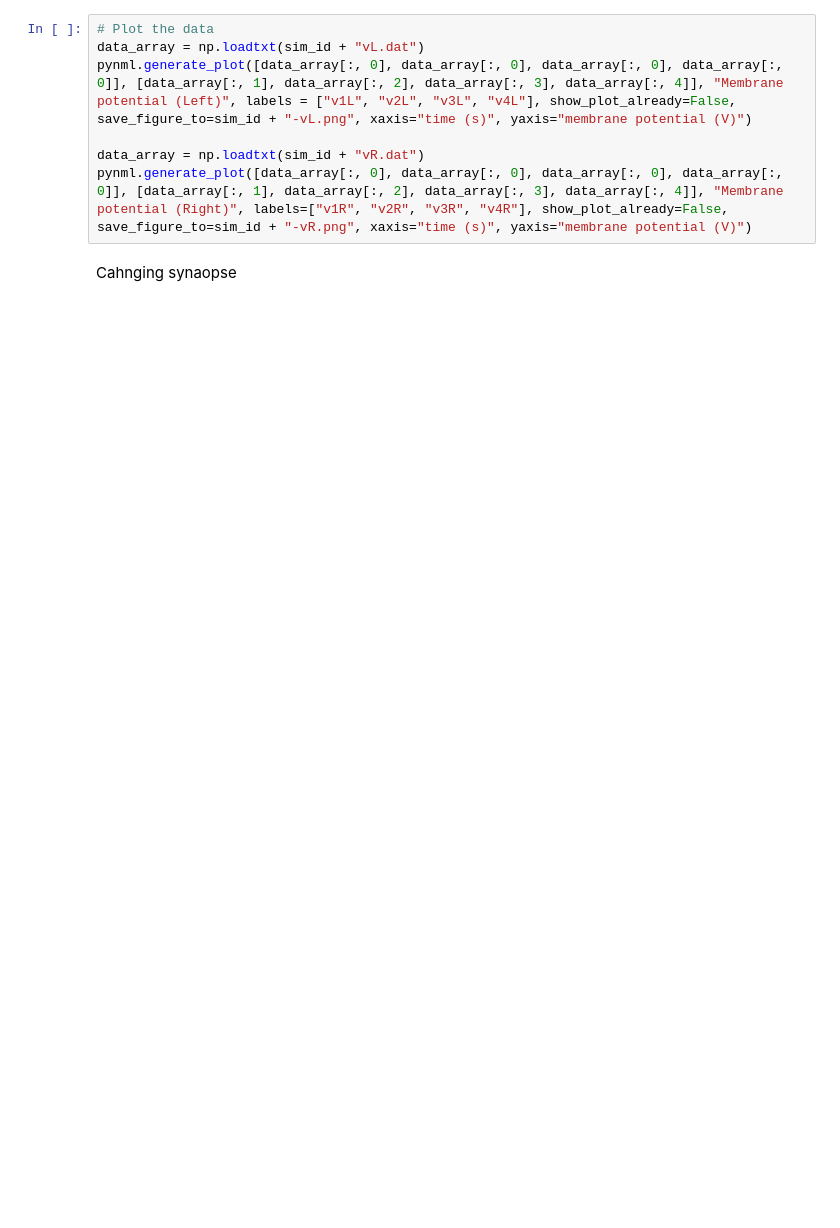
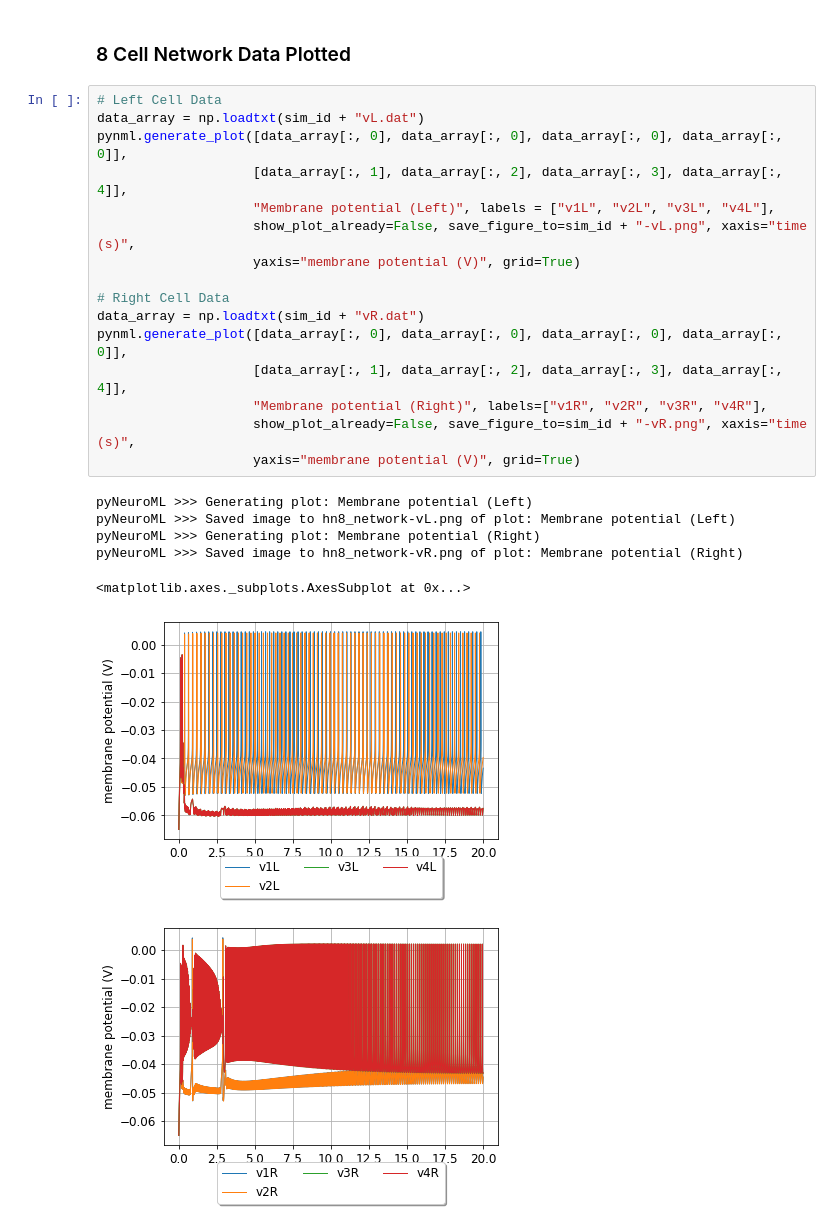
Before and after one commit to RonCalabreseLab/Leech-8Cell-Tutorial-NeuroML, a Jupyter notebook: NeuroML2/Notebooks/network_8cell.ipynb, the cells around one changed output. Cells and saved outputs as stored; diff of their text form; blank space fills up the shorter version.

```diff
--- a/NeuroML2/Notebooks/network_8cell.ipynb
+++ b/NeuroML2/Notebooks/network_8cell.ipynb
@@ -62,9 +79,26 @@ SystemExit: ignored
+# %% [markdown]
+### 8 Cell Network Data Plotted
 # %%
-# Plot the data
+# Left Cell Data
 data_array = np.loadtxt(sim_id + "vL.dat")
-pynml.generate_plot([data_array[:, 0], data_array[:, 0], data_array[:, 0], data_array[:, 0]], [data_array[:, 1], data_array[:, 2], data_array[:, 3], data_array[:, 4]], "Membrane potential (Left)", labels = ["v1L", "v2L", "v3L", "v4L"], show_plot_already=False, save_figure_to=sim_id + "-vL.png", xaxis="time (s)", yaxis="membrane potential (V)")
+pynml.generate_plot([data_array[:, 0], data_array[:, 0], data_array[:, 0], data_array[:, 0]],
+                    [data_array[:, 1], data_array[:, 2], data_array[:, 3], data_array[:, 4]],
+                    "Membrane potential (Left)", labels = ["v1L", "v2L", "v3L", "v4L"],
+                    show_plot_already=False, save_figure_to=sim_id + "-vL.png", xaxis="time (s)",
+                    yaxis="membrane potential (V)", grid=True)
 
+# Right Cell Data
 data_array = np.loadtxt(sim_id + "vR.dat")
-pynml.generate_plot([data_array[:, 0], data_array[:, 0], data_array[:, 0], data_array[:, 0]], [data_array[:, 1], data_array[:, 2], data_array[:, 3], data_array[:, 4]], "Membrane potential (Right)", labels=["v1R", "v2R", "v3R", "v4R"], show_plot_already=False, save_figure_to=sim_id + "-vR.png", xaxis="time (s)", yaxis="membrane potential (V)")
+pynml.generate_plot([data_array[:, 0], data_array[:, 0], data_array[:, 0], data_array[:, 0]],
+                    [data_array[:, 1], data_array[:, 2], data_array[:, 3], data_array[:, 4]],
+                    "Membrane potential (Right)", labels=["v1R", "v2R", "v3R", "v4R"],
+                    show_plot_already=False, save_figure_to=sim_id + "-vR.png", xaxis="time (s)",
+                    yaxis="membrane potential (V)", grid=True)
+# %% [output]
+pyNeuroML >>> Generating plot: Membrane potential (Left)
+pyNeuroML >>> Saved image to hn8_network-vL.png of plot: Membrane potential (Left)
+pyNeuroML >>> Generating plot: Membrane potential (Right)
+pyNeuroML >>> Saved image to hn8_network-vR.png of plot: Membrane potential (Right)
+<matplotlib.axes._subplots.AxesSubplot at 0x...>
+[figure, added]
+[figure, added]
-# %% [markdown]
-Cahnging synaopse
```
Also changed, not shown: parts of 17 cells of this notebook.
